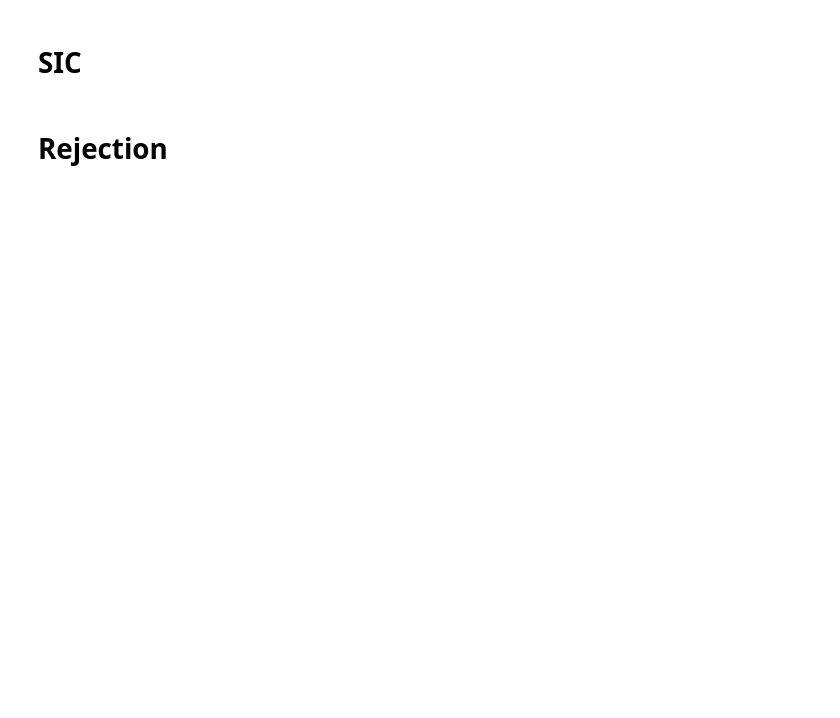
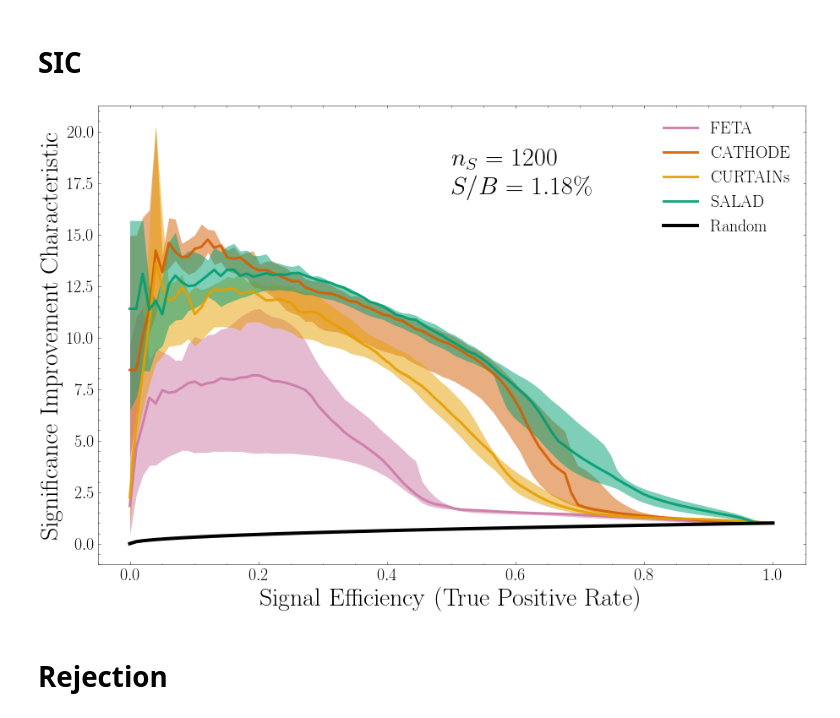
Before and after one commit to rmastand/synthetic_SM_AD, a Jupyter notebook: synthetic_samples_summary.ipynb, the cells around one changed output. Saved outputs shown, nothing was run; the diff lists cells and outputs as text; code cells hidden in the pictures; blank space fills up the shorter version.

```diff
--- a/synthetic_samples_summary.ipynb
+++ b/synthetic_samples_summary.ipynb
@@ -172,7 +160,7 @@ for i, n in enumerate(n_sig_inj):
 # %% [markdown]
 # SIC
 # %%
-n_to_plot = [2500]
+n_to_plot = [1200]
 
 for n in n_to_plot:
 
@@ -180,37 +168,37 @@ for n in n_to_plot:
 
     for k in keys:
 
-        if k == "feta": alpha = 0.6
-        else: alpha = 0.6
 
         plt.plot(x_axis, med_sics_dict[k][n][0], label = labels_dict[k], color = colors_dict[k], linewidth = l, alpha = alpha + 0.4)
 
 
         plt.fill_between(x_axis, med_sics_dict[k][n][1],
                          med_sics_dict[k][n][2],
                          alpha = alpha, color = colors_dict[k], linewidth = 0)
 
 
     plt.plot(x_axis, x_axis/np.sqrt(x_axis), label = "Random", color = "black", linewidth = l+1)
 
     plt.text(0.5, 17, f"$n_S = {n}$\n$S/B = {np.round(100*n/num_bkg, 2)}\%$", fontsize = f_2)
 
     """
     handles, labels = plt.gca().get_legend_handles_labels()
     order = [0, 4, 1, 2, 3]
     plt.legend([handles[idx] for idx in order],[labels[idx] for idx in order],fontsize = f_1)
     """
 
     plt.legend(fontsize = f_1)
 
     plt.xlabel("Signal Efficiency (True Positive Rate)", fontsize = f_2)
     plt.ylabel("Significance Improvement Characteristic", fontsize = f_2)
     plt.tick_params(axis='both', which='major', labelsize=f_1)
     #plt.title(f"Num injected events: {n}")
 
-    fig.savefig(f"paper_plots/sic_{n}.pdf", dpi = dpi)
+    #fig.savefig(f"paper_plots/sic_{n}.pdf", dpi = dpi)
 
     plt.show()
+# %% [output]
+[figure, added]
 # %% [markdown]
 # Rejection
 # %%
```
Also changed, not shown: parts of 6 cells of this notebook, 2 other files.
